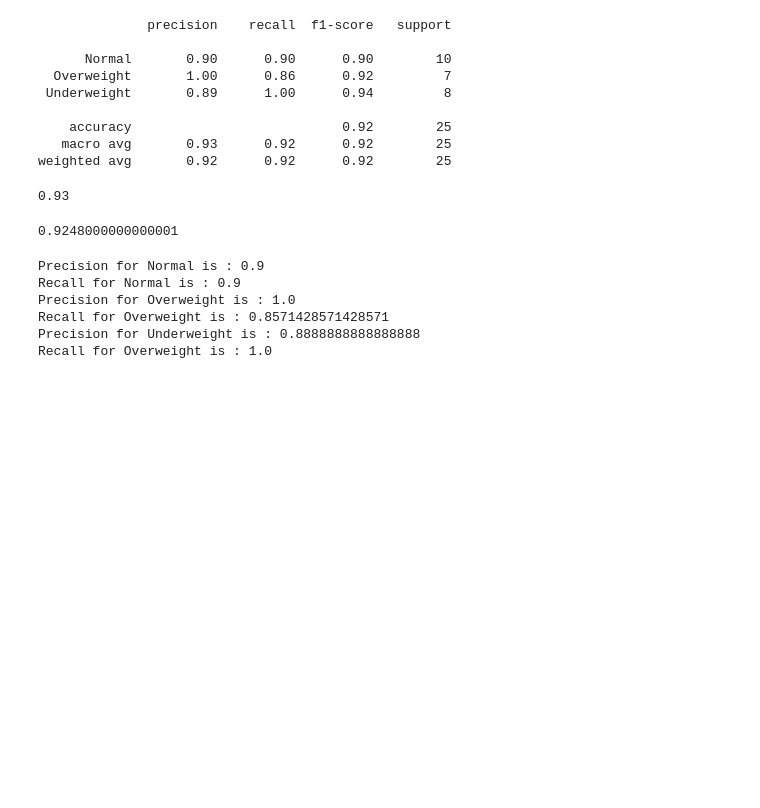
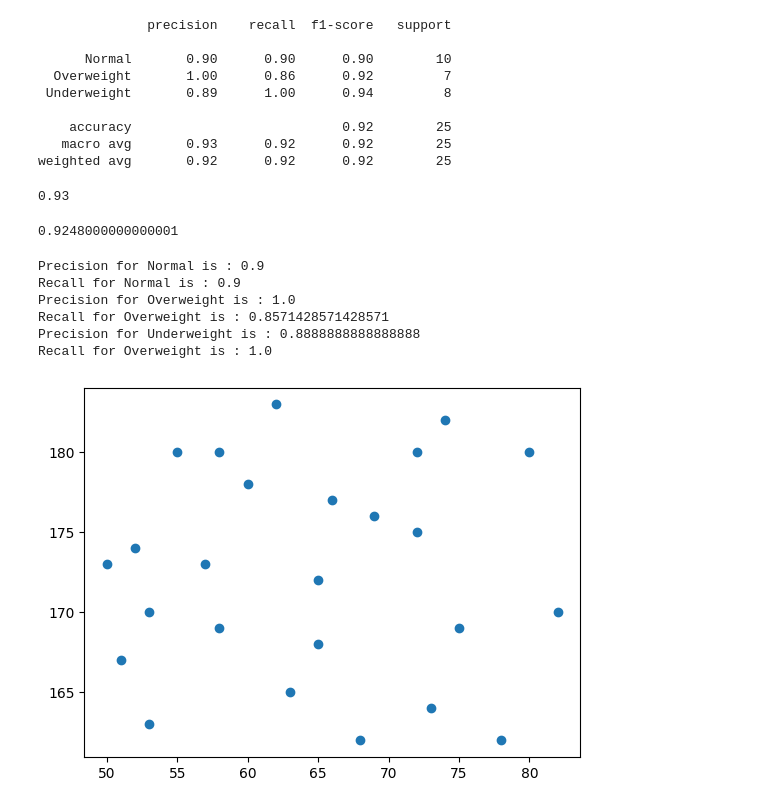
Before and after one commit to Azib-Spectrum/G7CR_DataScience_Aug2024, a Jupyter notebook: weight_knn.ipynb, the cells around one changed output. Cells and saved outputs as stored; diff of their text form; code cells hidden in the pictures; blank space fills up the shorter version.

```diff
--- a/weight_knn.ipynb
+++ b/weight_knn.ipynb
@@ -203,3 +203,8 @@ Recall for Overweight is : 1.0
 # %%
 # accuracy does not work well, when the data is imbalanced
 # one class has more no of data points than the other classes
+# %%
+plt.scatter(df['Weight(x2)kg'],df['Height(y2)cm'])
+plt.show()
+# %% [output]
+[figure, added]
```
Also changed, not shown: parts of 14 cells of this notebook, 4 other files.
